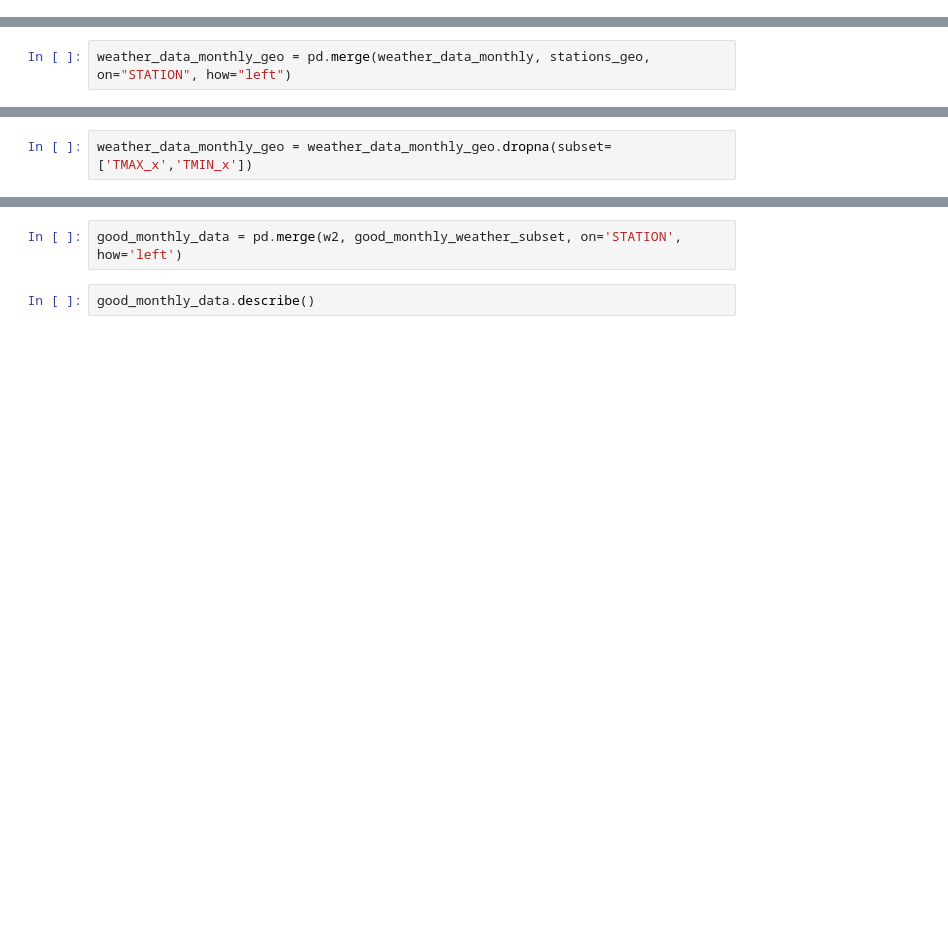
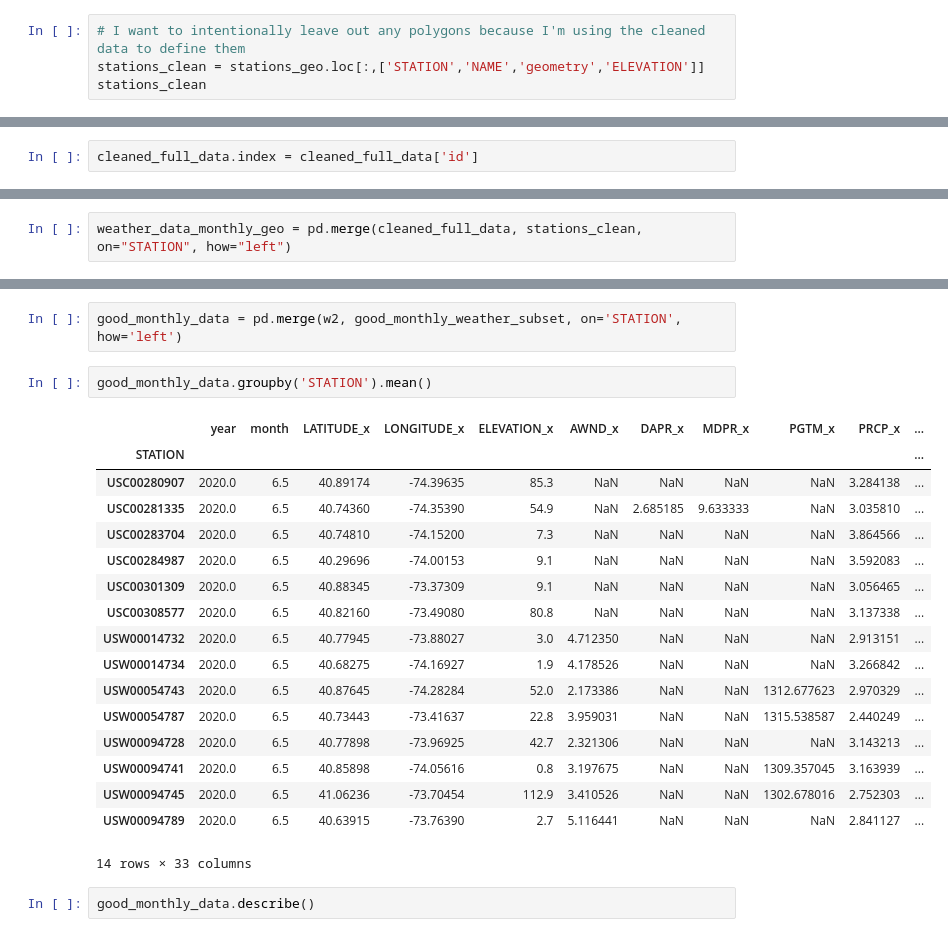
Before and after one commit to trdougherty/GRIDS, a Jupyter notebook: weather_preprocess.ipynb, the cells around one changed output, grey strips where cells are left out. Cells and saved outputs as stored; diff of their text form; blank space fills up the shorter version.

```diff
--- a/weather_preprocess.ipynb
+++ b/weather_preprocess.ipynb
@@ -253,0 +430,4 @@ weather_data_monthly
+# %%
+# I want to intentionally leave out any polygons because I'm using the cleaned data to define them
+stations_clean = stations_geo.loc[:,['STATION','NAME','geometry','ELEVATION']]
+stations_clean
@@ -253,0 +554,2 @@ weather_data_monthly
+# %%
+cleaned_full_data.index = cleaned_full_data['id']
@@ -254,2 +588,2 @@ weather_data_monthly
 # %%
-weather_data_monthly_geo = pd.merge(weather_data_monthly, stations_geo, on="STATION", how="left")
+weather_data_monthly_geo = pd.merge(cleaned_full_data, stations_clean, on="STATION", how="left")
@@ -272,2 +589,0 @@ stations_geo
-# %%
-weather_data_monthly_geo = weather_data_monthly_geo.dropna(subset=['TMAX_x','TMIN_x'])
@@ -399,6 +717,26 @@ w1
 w2 = w1.loc[:,~w1.columns.str.endswith('_y')]
 # %%
 good_monthly_data = pd.merge(w2, good_monthly_weather_subset, on='STATION', how='left')
+# %%
+good_monthly_data.groupby('STATION').mean()
+# %% [output]
+|  | year | month | LATITUDE_x | LONGITUDE_x | ELEVATION_x | AWND_x | DAPR_x | MDPR_x | PGTM_x | PRCP_x | ... |
+| STATION |  |  |  |  |  |  |  |  |  |  | ... |
+| USC00280907 | 2020.0 | 6.5 | 40.89174 | -74.39635 | 85.3 | NaN | NaN | NaN | NaN | 3.284138 | ... |
+| USC00281335 | 2020.0 | 6.5 | 40.74360 | -74.35390 | 54.9 | NaN | 2.685185 | 9.633333 | NaN | 3.035810 | ... |
+| USC00283704 | 2020.0 | 6.5 | 40.74810 | -74.15200 | 7.3 | NaN | NaN | NaN | NaN | 3.864566 | ... |
+| USC00284987 | 2020.0 | 6.5 | 40.29696 | -74.00153 | 9.1 | NaN | NaN | NaN | NaN | 3.592083 | ... |
+| USC00301309 | 2020.0 | 6.5 | 40.88345 | -73.37309 | 9.1 | NaN | NaN | NaN | NaN | 3.056465 | ... |
+| USC00308577 | 2020.0 | 6.5 | 40.82160 | -73.49080 | 80.8 | NaN | NaN | NaN | NaN | 3.137338 | ... |
+| USW00014732 | 2020.0 | 6.5 | 40.77945 | -73.88027 | 3.0 | 4.712350 | NaN | NaN | NaN | 2.913151 | ... |
+| USW00014734 | 2020.0 | 6.5 | 40.68275 | -74.16927 | 1.9 | 4.178526 | NaN | NaN | NaN | 3.266842 | ... |
+| USW00054743 | 2020.0 | 6.5 | 40.87645 | -74.28284 | 52.0 | 2.173386 | NaN | NaN | 1312.677623 | 2.970329 | ... |
+| USW00054787 | 2020.0 | 6.5 | 40.73443 | -73.41637 | 22.8 | 3.959031 | NaN | NaN | 1315.538587 | 2.440249 | ... |
+| USW00094728 | 2020.0 | 6.5 | 40.77898 | -73.96925 | 42.7 | 2.321306 | NaN | NaN | NaN | 3.143213 | ... |
+| USW00094741 | 2020.0 | 6.5 | 40.85898 | -74.05616 | 0.8 | 3.197675 | NaN | NaN | 1309.357045 | 3.163939 | ... |
+| USW00094745 | 2020.0 | 6.5 | 41.06236 | -73.70454 | 112.9 | 3.410526 | NaN | NaN | 1302.678016 | 2.752303 | ... |
+| USW00094789 | 2020.0 | 6.5 | 40.63915 | -73.76390 | 2.7 | 5.116441 | NaN | NaN | NaN | 2.841127 | ... |
+14 rows × 33 columns
 # %%
 good_monthly_data.describe()
 # %% [output]
```
Also changed, not shown: parts of 39 cells of this notebook, 3 other files.
